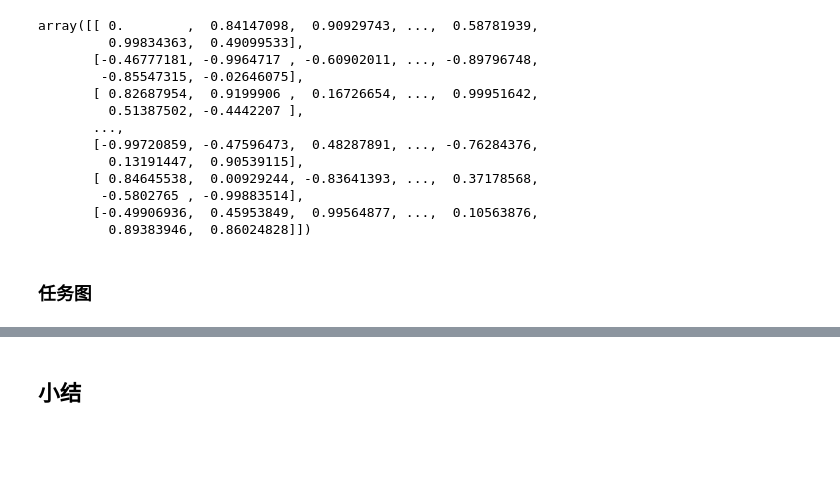
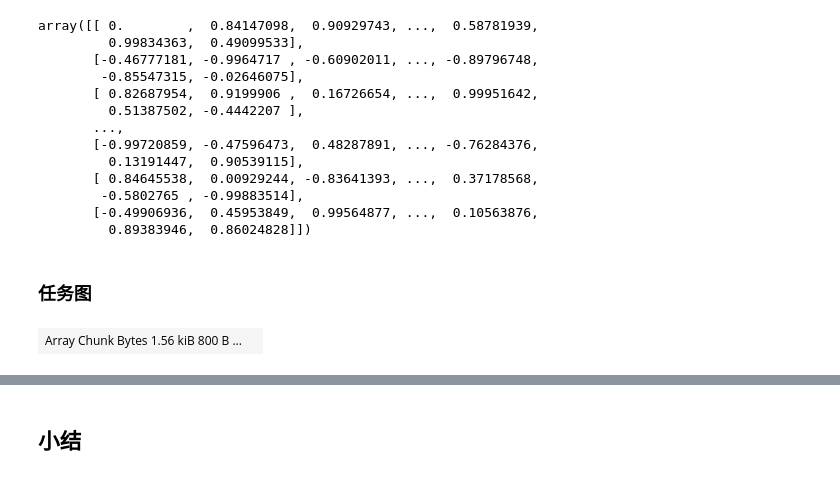
Before and after one commit to datawhalechina/powerful-numpy, a Jupyter notebook: src/skilled/ch06-morethan_numpy.ipynb, the cells around one changed output, grey strips where cells are left out. Saved outputs shown, nothing was run; the diff lists cells and outputs as text; code cells hidden in the pictures; blank space fills up the shorter version.

```diff
--- a/src/skilled/ch06-morethan_numpy.ipynb
+++ b/src/skilled/ch06-morethan_numpy.ipynb
@@ -1289,0 +1292,4 @@ array([[ 0.        ,  0.84147098,  0.90929743, ...,  0.58781939,
+# %%
+c
+# %% [output]
+| Array Chunk Bytes 1.56 kiB 800 B ... |  |
```
Also changed, not shown: parts of 107 cells of this notebook, 1 other file.
